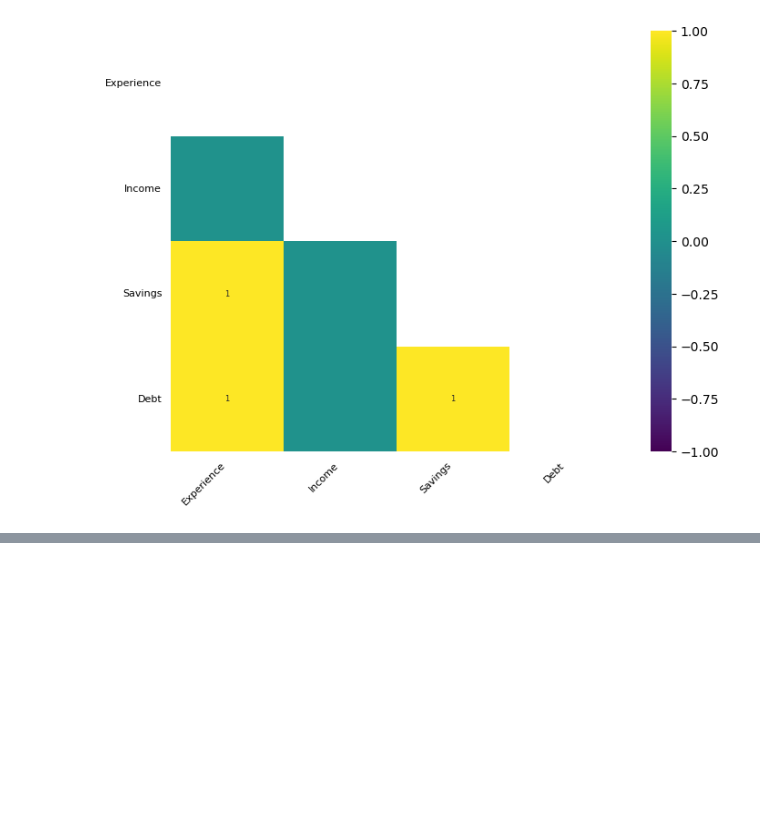
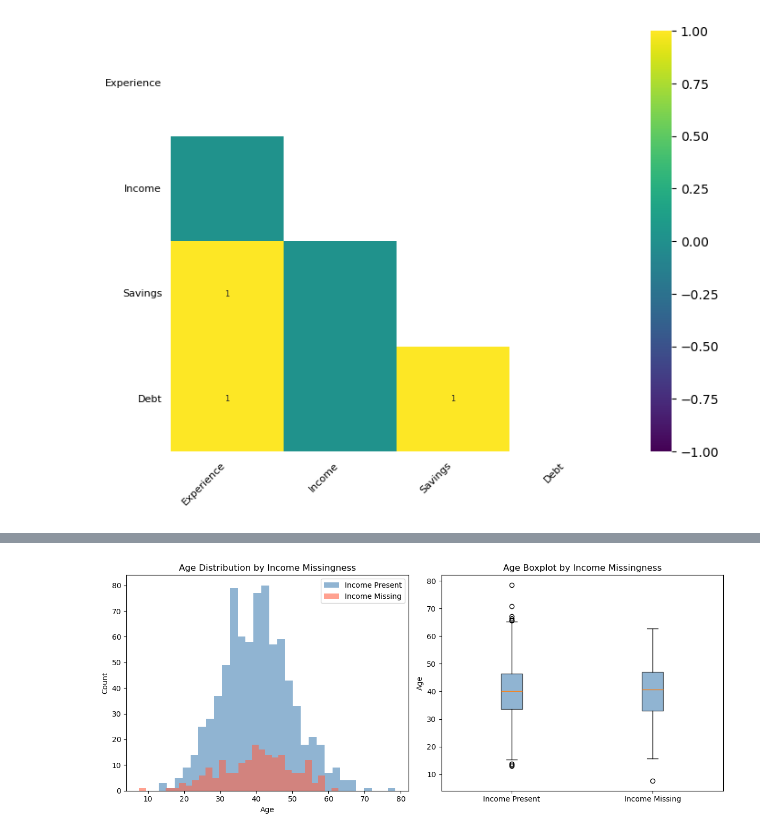
Before and after one commit to aravisv/Data-science-learning-notes, a Jupyter notebook: missing_values/exploratory_visualisation.ipynb, the cells around one changed output, grey strips where cells are left out. Cells and saved outputs as stored; diff of their text form; code cells hidden in the pictures; blank space fills up the shorter version.

Commit message:
missingness visualisation and understanding the data better

```diff
--- a/missing_values/exploratory_visualisation.ipynb
+++ b/missing_values/exploratory_visualisation.ipynb
@@ -190,0 +190,7 @@ low  correlation (r ≈ 0.0)  →  Income                     →  MCAR
+# %%
+cols_with_missing = df.columns[df.isnull().any()].tolist()
+
+for col in cols_with_missing:
+    df[f'{col}_missing'] = df[col].isnull().astype(int)
+
+print(df[display_cols].head(10).to_string())
@@ -190,0 +213,27 @@ low  correlation (r ≈ 0.0)  →  Income                     →  MCAR
+# %%
+import matplotlib.pyplot as plt
+
+fig, (ax1, ax2) = plt.subplots(1, 2, figsize=(12, 5))
+
+age_where_income_missing = df.loc[df['Income_missing'] == 1, 'Age']
+age_where_income_present = df.loc[df['Income_missing'] == 0, 'Age']
+
+# Histogram
+ax1.hist(age_where_income_present, bins=30, alpha=0.6, label='Income Present', color='steelblue')
+ax1.hist(age_where_income_missing, bins=30, alpha=0.6, label='Income Missing',  color='tomato')
+ax1.set_xlabel('Age')
+ax1.set_ylabel('Count')
+ax1.set_title('Age Distribution by Income Missingness')
+ax1.legend()
+
+# Boxplot
+ax2.boxplot([age_where_income_present, age_where_income_missing],
+            labels=['Income Present', 'Income Missing'],
+            patch_artist=True, boxprops=dict(facecolor='steelblue', alpha=0.6))
+ax2.set_ylabel('Age')
+ax2.set_title('Age Boxplot by Income Missingness')
+
+plt.tight_layout()
+plt.show()
+# %% [output]
+[figure, added]
```
Also changed, not shown: parts of 19 cells of this notebook.
